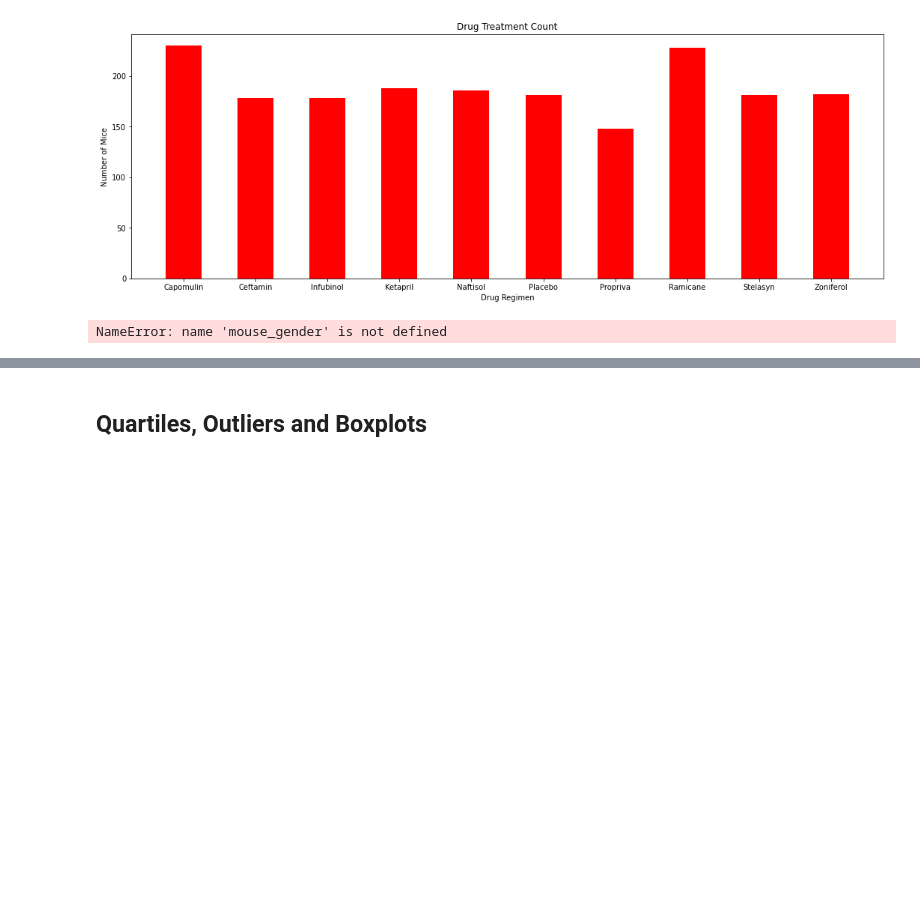
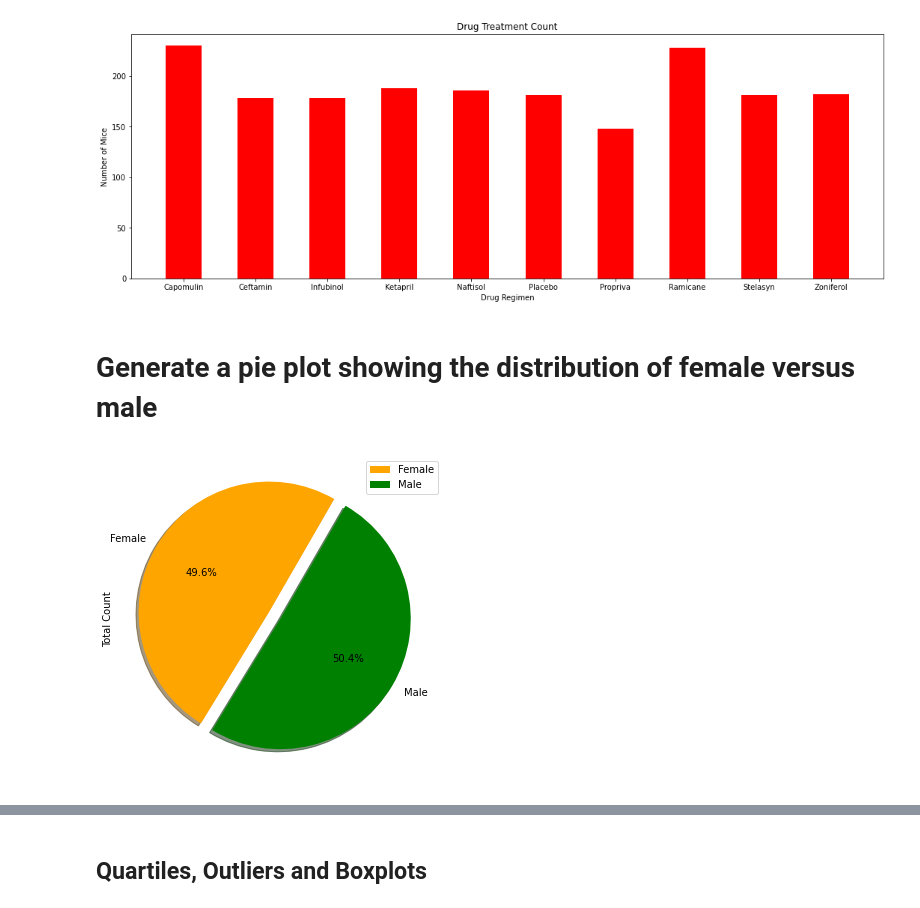
Before and after one commit to Bc-AJPR/Matplotlib_The_Power_of_Plots, a Jupyter notebook: pymaceuticals_starter.ipynb, the cells around one changed output, grey strips where cells are left out. Saved outputs shown, nothing was run; the diff lists cells and outputs as text; code cells hidden in the pictures; blank space fills up the shorter version.

Commit message:
Pie and Box Plot charts completed

```diff
--- a/pymaceuticals_starter.ipynb
+++ b/pymaceuticals_starter.ipynb
@@ -142,15 +150,18 @@ plt.ylabel("Number of Mice")
 # %% [output]
 Text(0, 0.5, 'Number of Mice')
 [figure]
+# %% [markdown]
+# Generate a pie plot showing the distribution of female versus male
 # %%
 # Generate a pie plot showing the distribution of female versus male mice using Pandas
-mice_sex = mice_clean.groupby(["Sex"]).count()["Mouse ID"]
-colors = ['blue', 'red']
-explode = (0.1, 0)
-plot = mouse_gender.plot.pie(y='Total Count',figsize=(5,5), colors = colors, startangle=140, explode = explode, shadow = True, autopct="%1.1f%%")
-
-
-# .plot.pie(figsize=(8, 8))
-# plot = mice_sex.plot.pie(figsize=(8, 8))
+mice_sex = pd.DataFrame(pd.DataFrame(mice_clean.groupby(["Mouse ID","Sex"]).size()).groupby(["Sex"]).count())
+mice_sex.columns = ["Total Count"]
+mice_sex["values"] = (100*(mice_sex["Total Count"]/mice_sex["Total Count"].sum()))
+plot = mice_sex.plot.pie(y='Total Count',
+                             figsize=(6,6),
+                             colors = ['orange', 'green'],
+                             startangle=60,
+                             explode = (0.1, 0),
+                             shadow = True, autopct="%1.1f%%")
 # %% [output]
-NameError: name 'mouse_gender' is not defined
+[figure, added]
```
Also changed, not shown: parts of 14 cells of this notebook, 1 other file.
